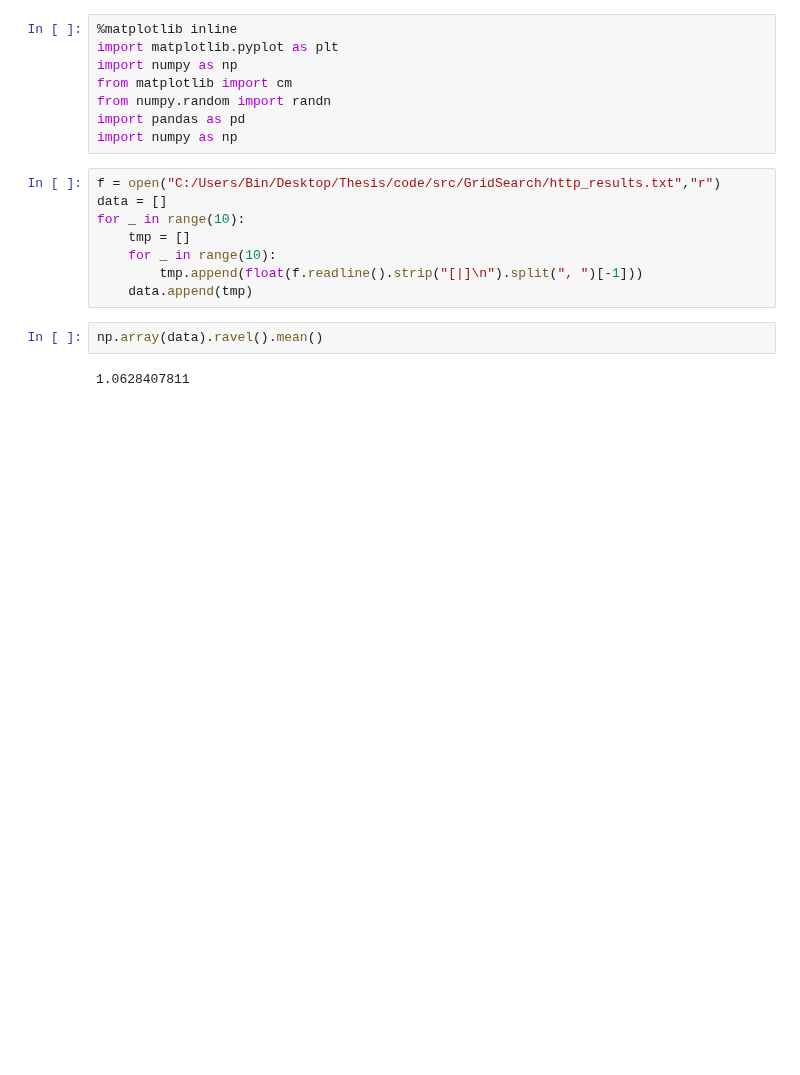
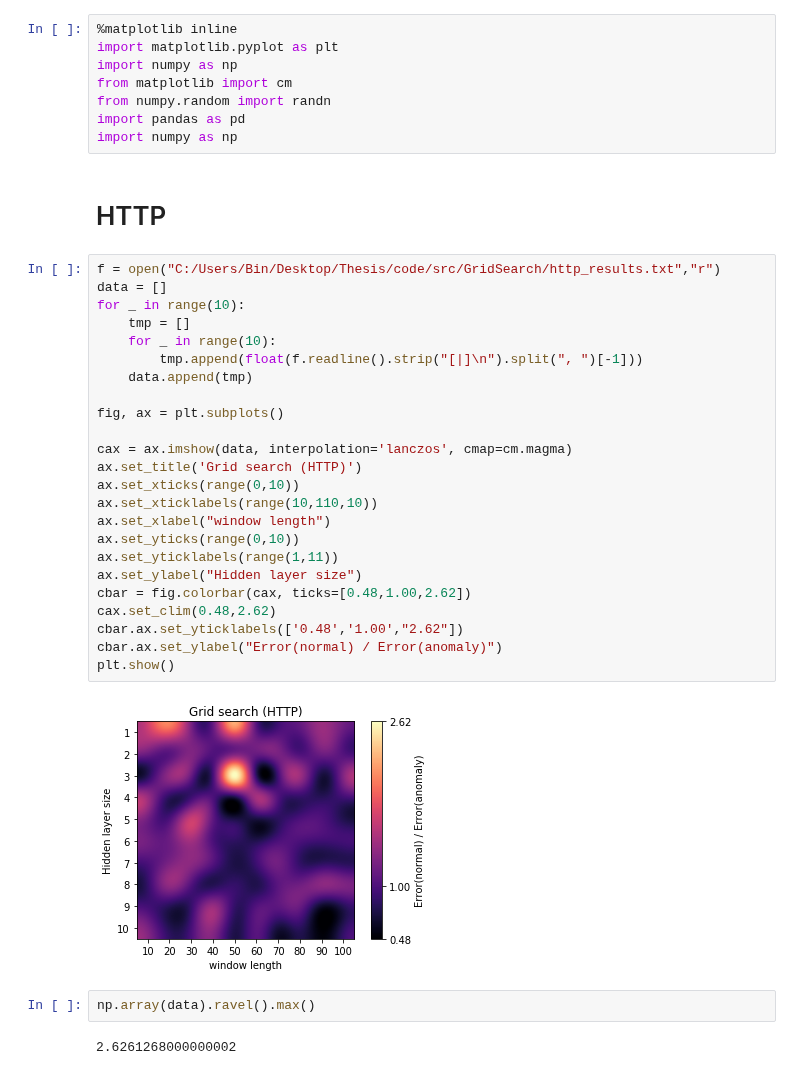
Before and after one commit to binli826/LSTM-Autoencoders, a Jupyter notebook: src/GridSearch/Visualization.ipynb, the cells around one changed output. Drawn from its saved outputs; the diff is of its cells as text; blank space fills up the shorter version.

```diff
--- a/src/GridSearch/Visualization.ipynb
+++ b/src/GridSearch/Visualization.ipynb
@@ -6,15 +6,35 @@ from matplotlib import cm
 from numpy.random import randn
 import pandas as pd
 import numpy as np
+# %% [markdown]
+# HTTP
 # %%
 f = open("C:/Users/Bin/Desktop/Thesis/code/src/GridSearch/http_results.txt","r")
 data = []
 for _ in range(10):
     tmp = []
     for _ in range(10):
         tmp.append(float(f.readline().strip("[|]\n").split(", ")[-1]))
     data.append(tmp)
+
+fig, ax = plt.subplots()
+
+cax = ax.imshow(data, interpolation='lanczos', cmap=cm.magma)
+ax.set_title('Grid search (HTTP)')
+ax.set_xticks(range(0,10))
+ax.set_xticklabels(range(10,110,10))
+ax.set_xlabel("window length")
+ax.set_yticks(range(0,10))
+ax.set_yticklabels(range(1,11))
+ax.set_ylabel("Hidden layer size")
+cbar = fig.colorbar(cax, ticks=[0.48,1.00,2.62])
+cax.set_clim(0.48,2.62)
+cbar.ax.set_yticklabels(['0.48','1.00',"2.62"])
+cbar.ax.set_ylabel("Error(normal) / Error(anomaly)")
+plt.show()
+# %% [output]
+[figure, added]
 # %%
-np.array(data).ravel().mean()
+np.array(data).ravel().max()
 # %% [output]
-1.0628407811
+2.6261268000000002
```
Also changed, not shown: parts of 4 cells of this notebook, 14 other files.
